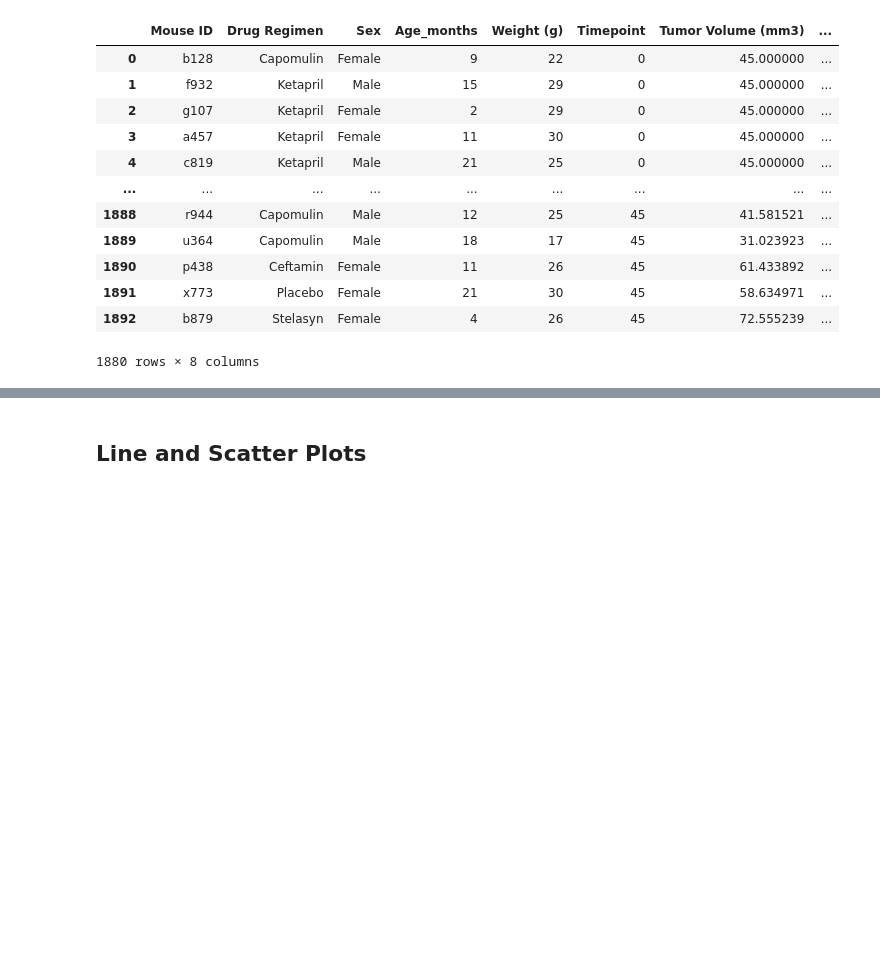
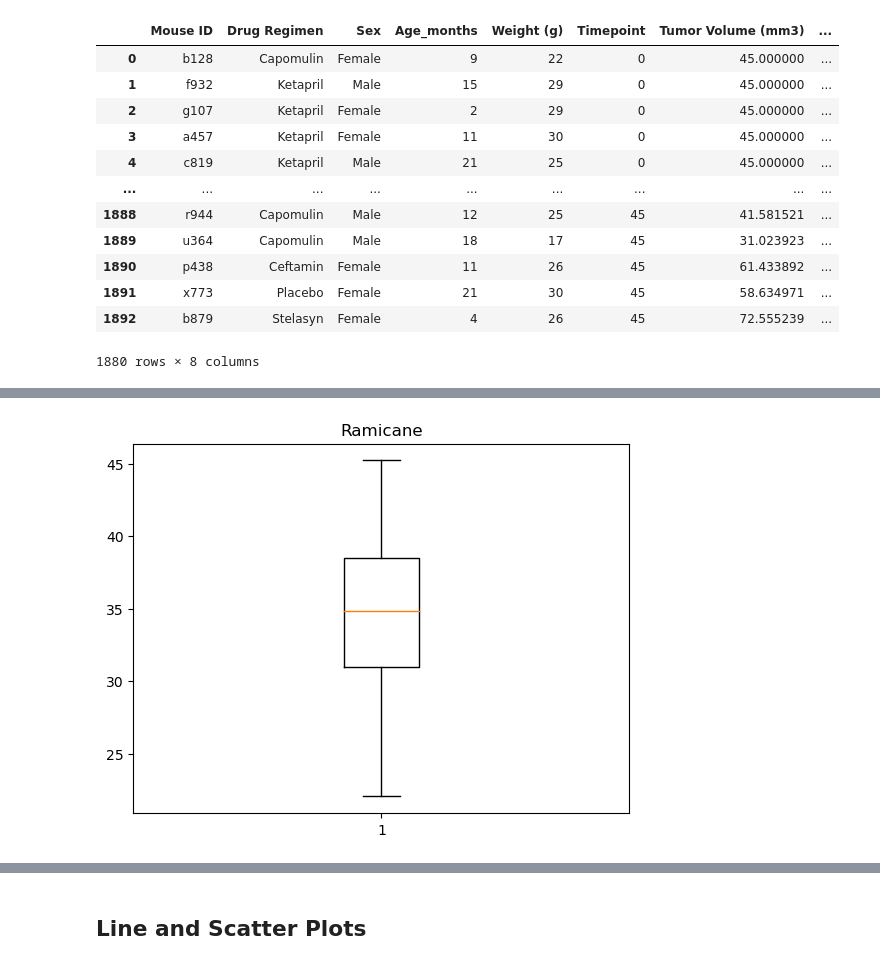
Before and after one commit to JLeigh101/plotting-with-pandas, a Jupyter notebook: Pymaceuticals/JL_pymaceuticals.ipynb, the cells around one changed output, grey strips where cells are left out. Saved outputs shown, nothing was run; the diff lists cells and outputs as text; code cells hidden in the pictures; blank space fills up the shorter version.

```diff
--- a/Pymaceuticals/JL_pymaceuticals.ipynb
+++ b/Pymaceuticals/JL_pymaceuticals.ipynb
@@ -410,6 +473,6 @@ Name: Tumor Volume (mm3), dtype: float64
 # %%
 #ramicane final tumor volumes
-ramicane_final = final_timepoints[final_timepoints["Drug Regimen"] == "Ramicane"]
+ramicane_final = clean_final[clean_final["Drug Regimen"] == "Ramicane"].set_index('Mouse ID')
 ramicane_volume = ramicane_final["Tumor Volume (mm3)"]
 ramicane_volume
 # %% [output]
@@ -546,0 +653,9 @@ Ceftamin Upper Bound:76.66786758
+# %%
+#Ramicane Boxplot
+fig2, ax2 = plt.subplots()
+ax2.set_title("Ramicane")
+ax2.set_label('Final Tumor Volune (mm3)')
+ax2.boxplot(ramicane_box)
+plt.show()
+# %% [output]
+[figure, added]
```
Also changed, not shown: parts of 35 cells of this notebook.
